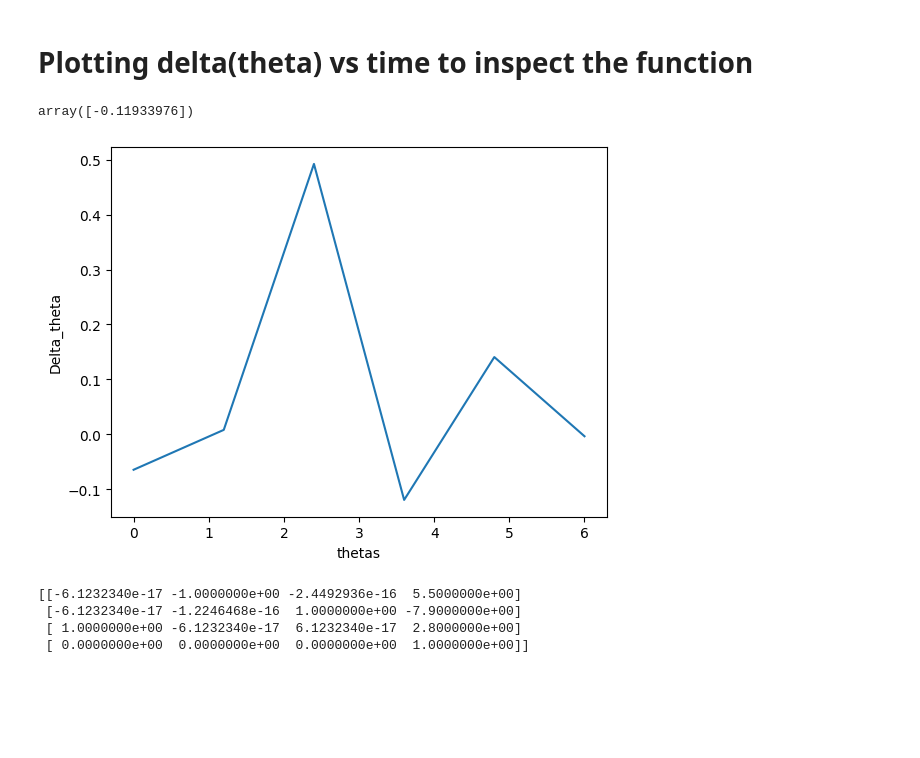
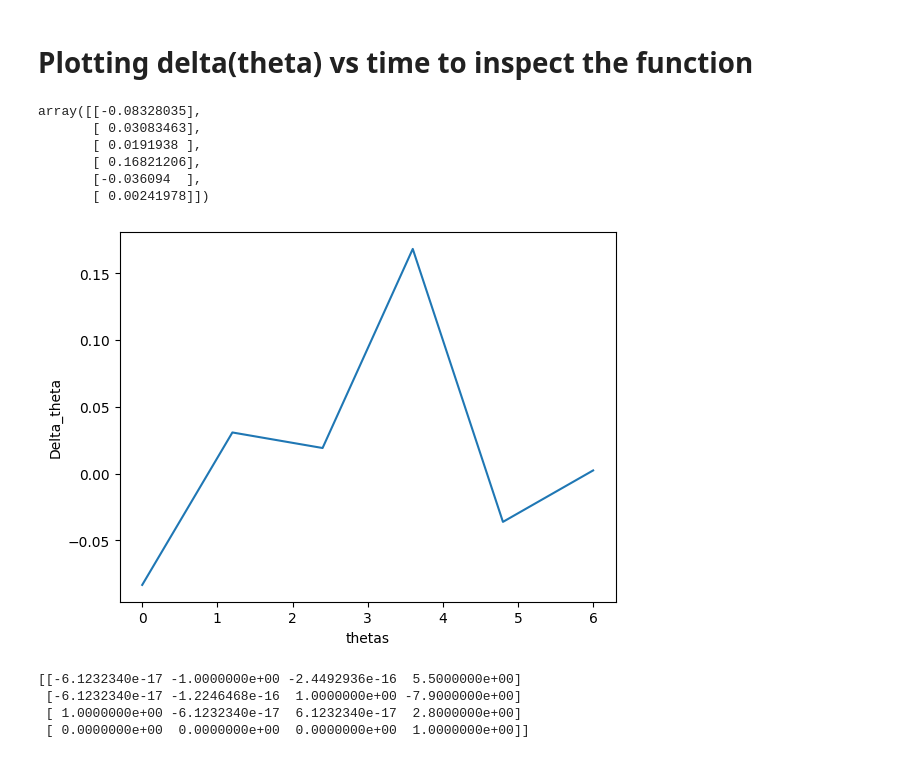
Before and after one commit to Abhimanyu-0/Xarm-6-robot, a Jupyter notebook: FOR Project.ipynb, the cells around one changed output. Drawn from its saved outputs; the diff is of its cells as text; code cells hidden in the pictures; blank space fills up the shorter version.

```diff
--- a/FOR Project.ipynb
+++ b/FOR Project.ipynb
@@ -234,7 +234,7 @@ T7 = ex._desiredT()
 # %%
 
 # Instantiation of class
-test = Forward(0,0,0,0,0,0)
+test = Forward(5,5,5,5,5,5)
 
 # Function to get final position of frame 5 based on forward kinematics
 joint = test._jointpos()
@@ -469,7 +469,7 @@ for i in range(0,100):
     err_P = np.subtract(POSORI[0:3],End2)
     Err_P = np.linalg.norm(err_P)
     Error_P.insert(i,Err_P)
-    alpha = 1
+    alpha = 0.1
     if (Error_P[i]<Error_P[i-1]):
         err_P = np.subtract(POSORI[0:3],End2)
         Err_P = np.linalg.norm(err_P)
@@ -585,14 +567,19 @@ Error_theta.index(Min)
 # %%
 plt.figure()
 theta = np.array([np.linspace(0,6,6)]).transpose()
 time = np.linspace(0,30,45)
 plt.xlabel('thetas')
 plt.ylabel('Delta_theta')
 plt.plot(theta,D_theta)
-D_theta[3]
+D_theta
 # %% [output]
-array([-0.11933976])
+array([[-0.08328035],
+       [ 0.03083463],
+       [ 0.0191938 ],
+       [ 0.16821206],
+       [-0.036094  ],
+       [ 0.00241978]])
-[figure, old version]
+[figure, new version]
 # %%
 T6 = test._endeff()
 T6_inv = np.linalg.inv(T6)
```
Also changed, not shown: parts of 10 cells of this notebook.
